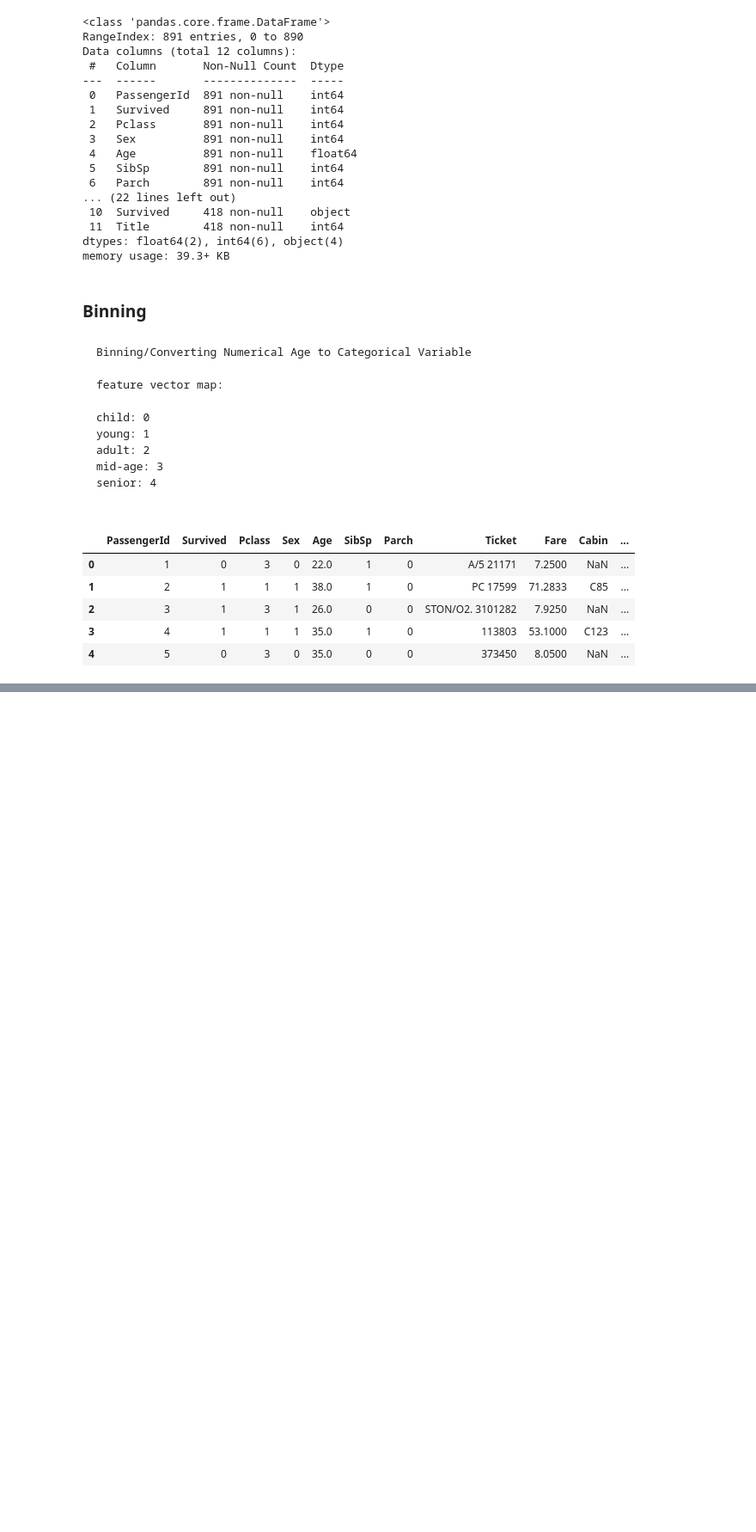
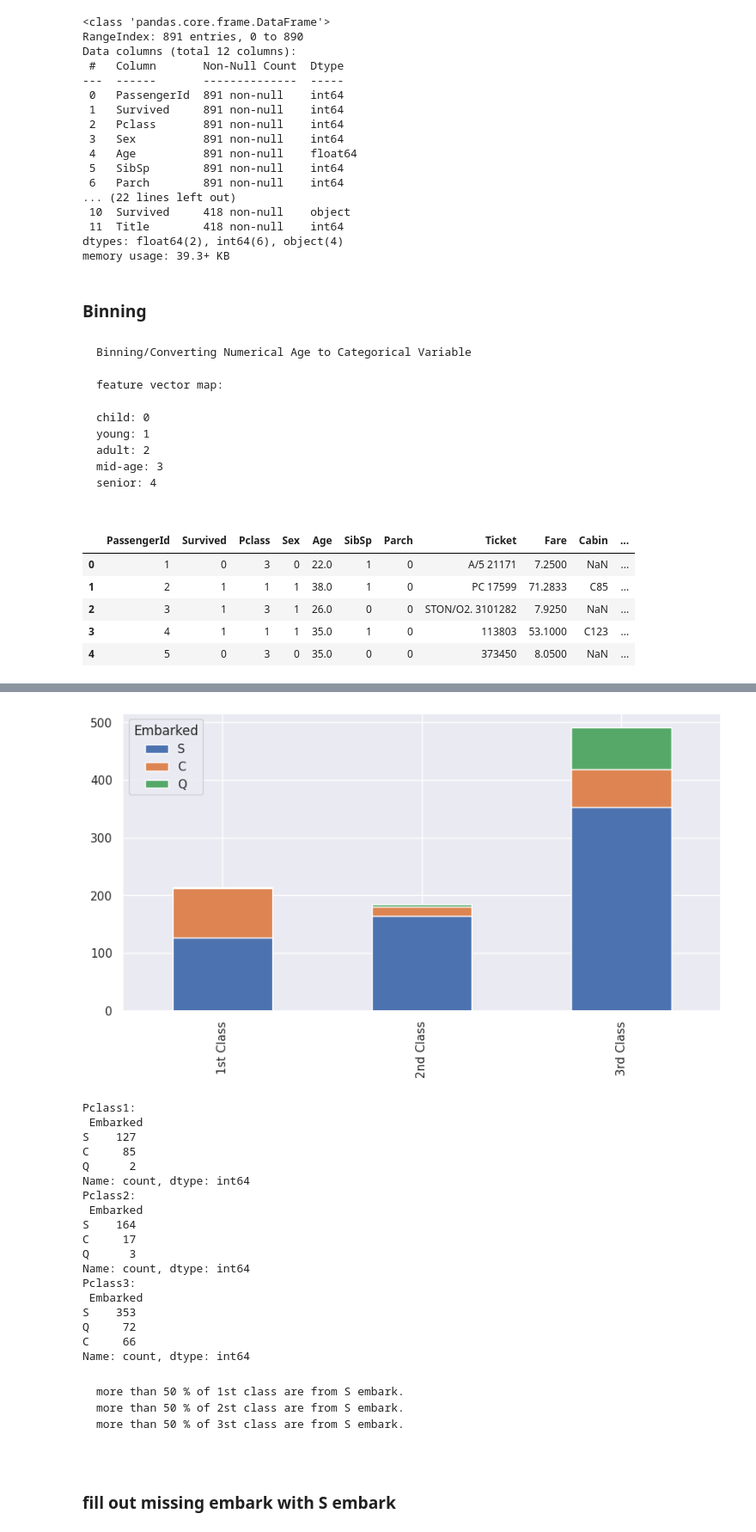
Before and after one commit to MasomehBazdar/MasomehBazdar-Titanic---Machine-Learning-from-Disaster, a Jupyter notebook: Titanic Survival Analysis.ipynb, the cells around one changed output, grey strips where cells are left out. Shown: that part at 86% size. Drawn from its saved outputs; the diff is of its cells as text; code cells hidden in the pictures; blank space fills up the shorter version.

````diff
--- a/Titanic Survival Analysis.ipynb
+++ b/Titanic Survival Analysis.ipynb
@@ -518,0 +534,38 @@ train.head()
+# %%
+Pclass1 = train[train['Pclass'] == 1]['Embarked'].value_counts()
+Pclass2 = train[train['Pclass'] == 2]['Embarked'].value_counts()
+Pclass3 = train[train['Pclass'] == 3]['Embarked'].value_counts()
+df = pd.DataFrame([Pclass1,Pclass2,Pclass3])
+df.index = ['1st Class','2nd Class','3rd Class']
+df.plot(kind = 'bar', stacked =  True, figsize=(10,5))
+plt.show()
+print("Pclass1:\n",Pclass1)
+print("Pclass2:\n",Pclass2)
+print("Pclass3:\n",Pclass3)
+# %% [output]
+[figure, added]
+Pclass1:
+ Embarked
+S    127
+C     85
+Q      2
+Name: count, dtype: int64
+Pclass2:
+ Embarked
+S    164
+C     17
+Q      3
+Name: count, dtype: int64
+Pclass3:
+ Embarked
+S    353
+Q     72
+C     66
+Name: count, dtype: int64
+# %% [markdown]
+```
+more than 50 % of 1st class are from S embark.
+more than 50 % of 2st class are from S embark.
+more than 50 % of 3st class are from S embark.
+# %% [markdown]
+### fill out missing embark with S embark
````
Also changed, not shown: parts of 16 cells of this notebook.
